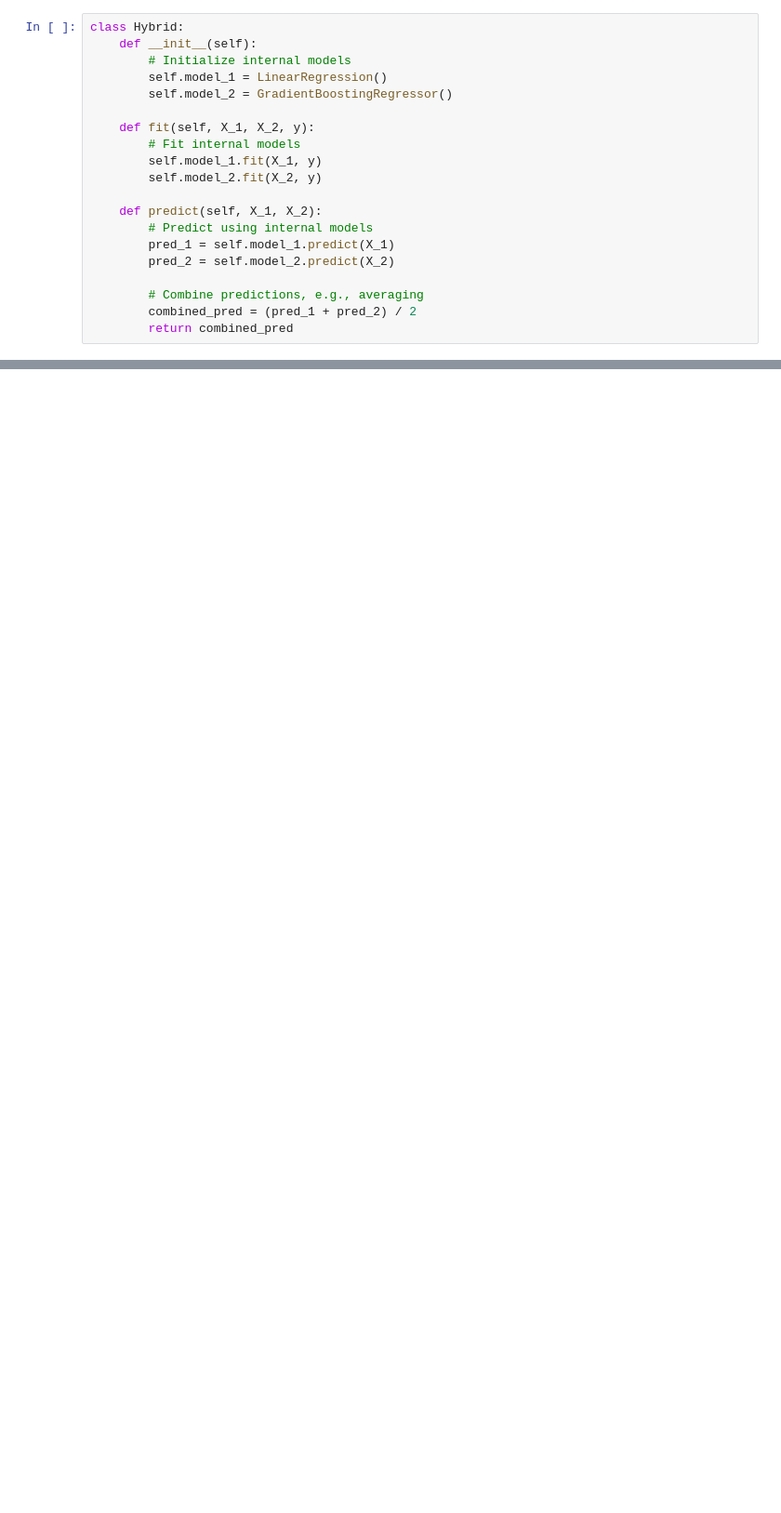
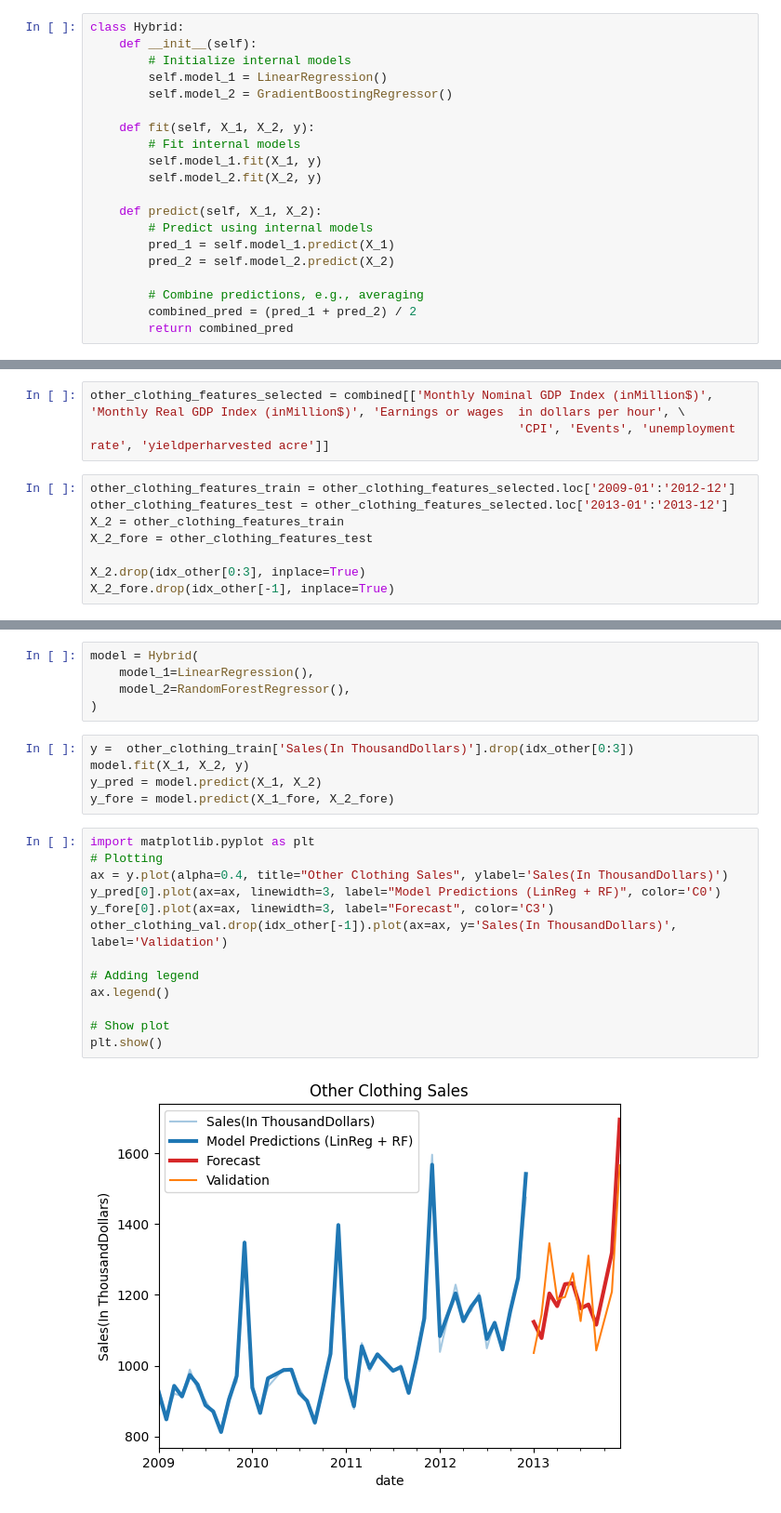
Before and after one commit to Yaadee/Walmart_sales_PredictionKaggle, a Jupyter notebook: notebook/Sales_predictions.ipynb, the cells around one changed output, grey strips where cells are left out. Shown at 93% size. Drawn from its saved outputs; the diff is of its cells as text; blank space fills up the shorter version.

```diff
--- a/notebook/Sales_predictions.ipynb
+++ b/notebook/Sales_predictions.ipynb
@@ -1015,0 +646,11 @@ train_data
+# %%
+other_clothing_features_selected = combined[['Monthly Nominal GDP Index (inMillion$)', 'Monthly Real GDP Index (inMillion$)', 'Earnings or wages  in dollars per hour', \
+                                                           'CPI', 'Events', 'unemployment rate', 'yieldperharvested acre']]
+# %%
+other_clothing_features_train = other_clothing_features_selected.loc['2009-01':'2012-12']
+other_clothing_features_test = other_clothing_features_selected.loc['2013-01':'2013-12']
+X_2 = other_clothing_features_train
+X_2_fore = other_clothing_features_test
+
+X_2.drop(idx_other[0:3], inplace=True)
+X_2_fore.drop(idx_other[-1], inplace=True)
@@ -1015,0 +666,25 @@ train_data
+# %%
+model = Hybrid(
+    model_1=LinearRegression(),
+    model_2=RandomForestRegressor(),
+)
+# %%
+y =  other_clothing_train['Sales(In ThousandDollars)'].drop(idx_other[0:3])
+model.fit(X_1, X_2, y)
+y_pred = model.predict(X_1, X_2)
+y_fore = model.predict(X_1_fore, X_2_fore)
+# %%
+import matplotlib.pyplot as plt
+# Plotting
+ax = y.plot(alpha=0.4, title="Other Clothing Sales", ylabel='Sales(In ThousandDollars)')
+y_pred[0].plot(ax=ax, linewidth=3, label="Model Predictions (LinReg + RF)", color='C0')
+y_fore[0].plot(ax=ax, linewidth=3, label="Forecast", color='C3')
+other_clothing_val.drop(idx_other[-1]).plot(ax=ax, y='Sales(In ThousandDollars)', label='Validation')
+
+# Adding legend
+ax.legend()
+
+# Show plot
+plt.show()
+# %% [output]
+[figure, added]
```
Also changed, not shown: parts of 100 cells of this notebook, 4 other files.
